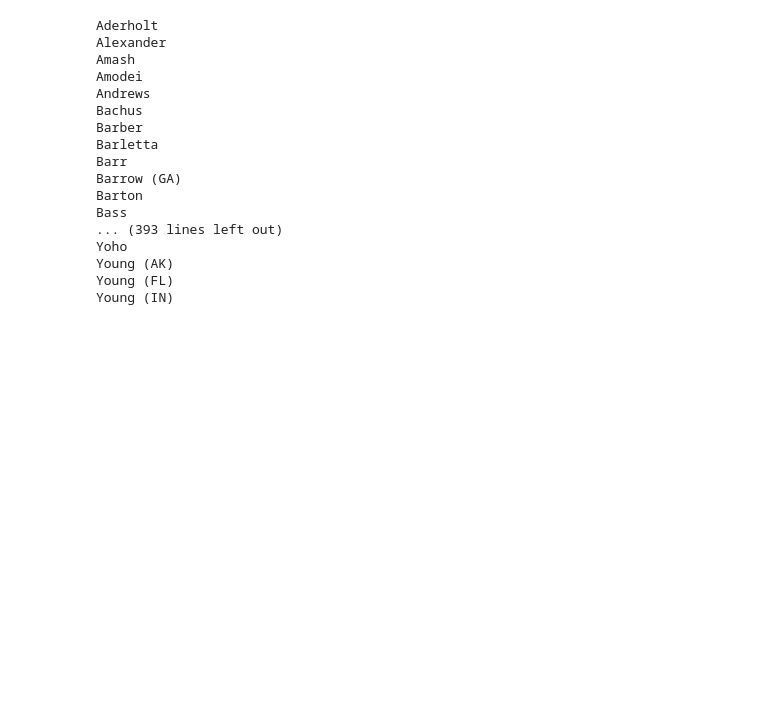
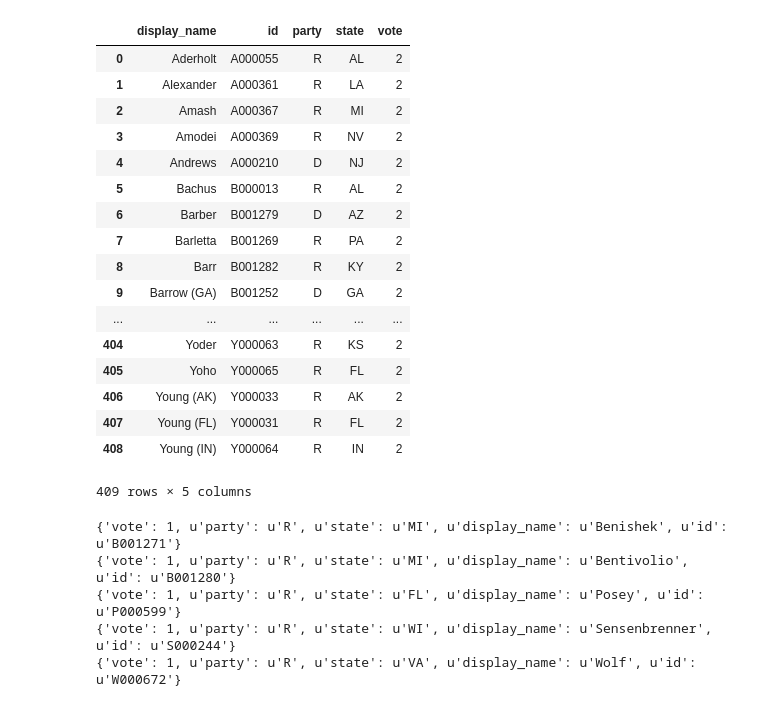
Before and after one commit to howardgershon/Congressional-Voting-Records, a Jupyter notebook: Voting.ipynb, the cells around one changed output. Saved outputs shown, nothing was run; the diff lists cells and outputs as text; code cells hidden in the pictures; blank space fills up the shorter version.

```diff
--- a/Voting.ipynb
+++ b/Voting.ipynb
@@ -10,5 +11,6 @@ response = requests.get(url)
 #data = json_normalize(data)
 data = json.loads(response.text.decode('unicode_escape'))
 df = pd.read_json(response.text)
+res = []
 # %%
 str(data['votes']['Aye'][1]['display_name'])
@@ -16,0 +18,7 @@ str(data['votes']['Aye'][1]['display_name'])
+# %%
+for rp in data['votes']['Aye']:
+    rp['vote'] = 2
+    print(rp)
+    res.append(rp)
+
+    #dff = pd.concat([dff, df2])
@@ -17,21 +63,32 @@ str(data['votes']['Aye'][1]['display_name'])
+# %%
+pd.DataFrame(data=res)
+# %% [output]
+|  | display_name | id | party | state | vote |
+| 0 | Aderholt | A000055 | R | AL | 2 |
+| 1 | Alexander | A000361 | R | LA | 2 |
+| 2 | Amash | A000367 | R | MI | 2 |
+| 3 | Amodei | A000369 | R | NV | 2 |
+| 4 | Andrews | A000210 | D | NJ | 2 |
+| 5 | Bachus | B000013 | R | AL | 2 |
+| 6 | Barber | B001279 | D | AZ | 2 |
+| 7 | Barletta | B001269 | R | PA | 2 |
+| 8 | Barr | B001282 | R | KY | 2 |
+| 9 | Barrow (GA) | B001252 | D | GA | 2 |
+| ... | ... | ... | ... | ... | ... |
+| 404 | Yoder | Y000063 | R | KS | 2 |
+| 405 | Yoho | Y000065 | R | FL | 2 |
+| 406 | Young (AK) | Y000033 | R | AK | 2 |
+| 407 | Young (FL) | Y000031 | R | FL | 2 |
+| 408 | Young (IN) | Y000064 | R | IN | 2 |
+409 rows × 5 columns
 # %%
-for rp in data['votes']['Aye']:
-    print(rp['display_name'])
+for rp in data['votes']['No']:
+    rp['vote'] = 1
+    print(rp)
+    res.append(rp)
 # %% [output]
-Aderholt
-Alexander
-Amash
-Amodei
-Andrews
-Bachus
-Barber
-Barletta
-Barr
-Barrow (GA)
-Barton
-Bass
-... (393 lines left out)
-Yoho
-Young (AK)
-Young (FL)
-Young (IN)
+{'vote': 1, u'party': u'R', u'state': u'MI', u'display_name': u'Benishek', u'id': u'B001271'}
+{'vote': 1, u'party': u'R', u'state': u'MI', u'display_name': u'Bentivolio', u'id': u'B001280'}
+{'vote': 1, u'party': u'R', u'state': u'FL', u'display_name': u'Posey', u'id': u'P000599'}
+{'vote': 1, u'party': u'R', u'state': u'WI', u'display_name': u'Sensenbrenner', u'id': u'S000244'}
+{'vote': 1, u'party': u'R', u'state': u'VA', u'display_name': u'Wolf', u'id': u'W000672'}
```
Also changed, not shown: parts of 8 cells of this notebook.
